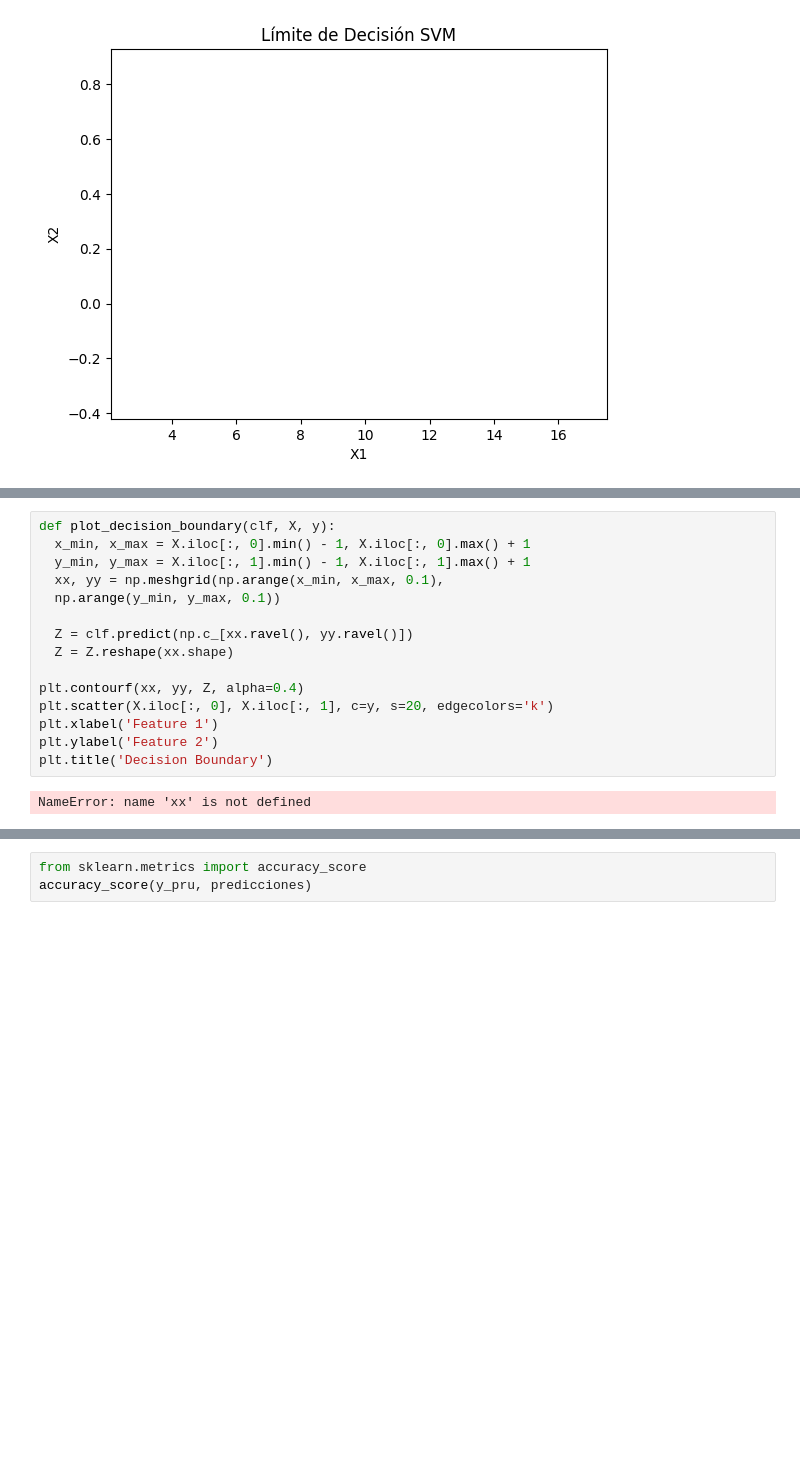
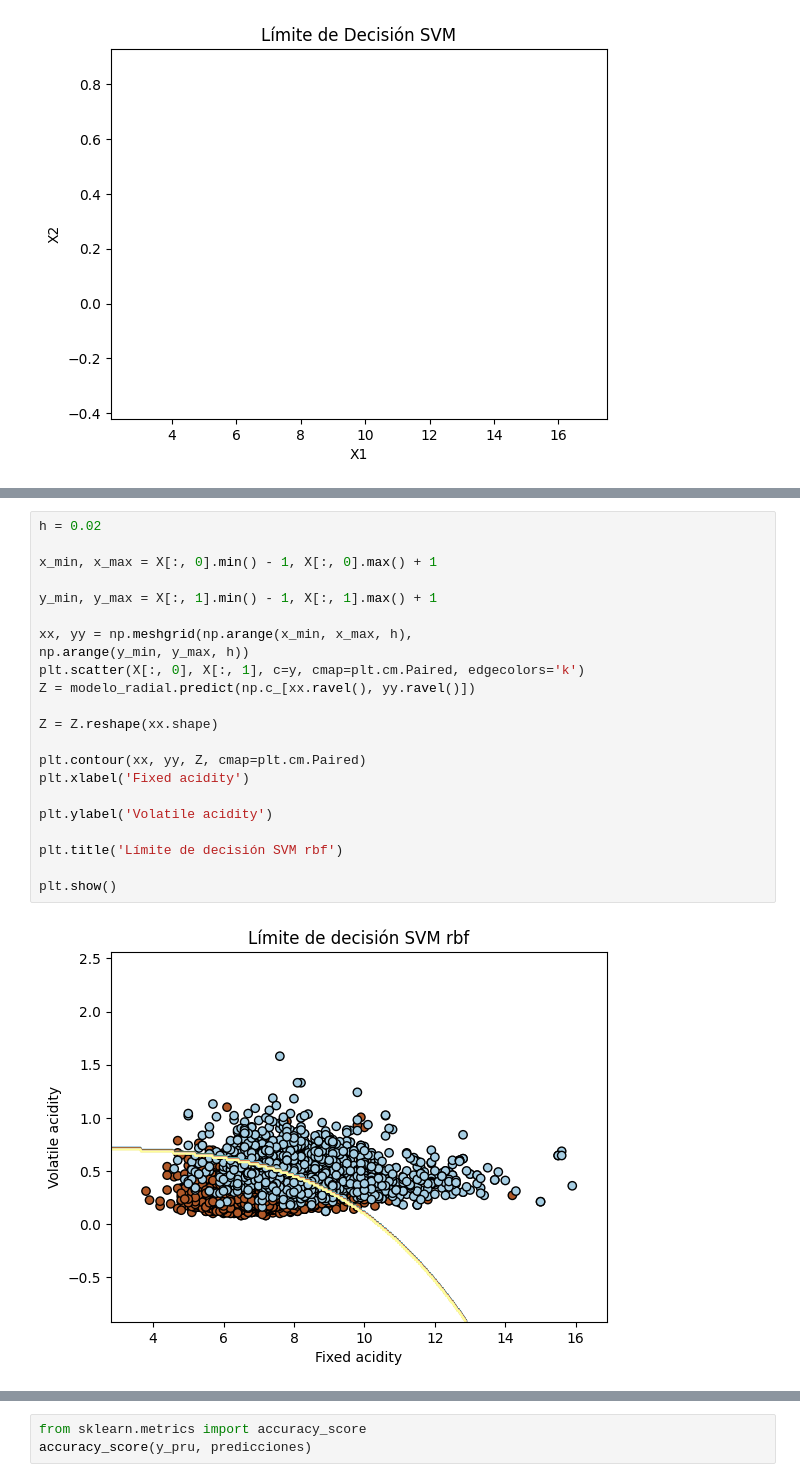
Before and after one commit to coyolxahuqui/Tareas-UIC, a Jupyter notebook: S3MSV.ipynb, the cells around one changed output, grey strips where cells are left out. Cells and saved outputs as stored; diff of their text form; blank space fills up the shorter version.

```diff
--- a/S3MSV.ipynb
+++ b/S3MSV.ipynb
@@ -239,17 +292,24 @@ NameError: name 'xx' is not defined
 # %%
-def plot_decision_boundary(clf, X, y):
-  x_min, x_max = X.iloc[:, 0].min() - 1, X.iloc[:, 0].max() + 1
-  y_min, y_max = X.iloc[:, 1].min() - 1, X.iloc[:, 1].max() + 1
-  xx, yy = np.meshgrid(np.arange(x_min, x_max, 0.1),
-  np.arange(y_min, y_max, 0.1))
+h = 0.02
 
-  Z = clf.predict(np.c_[xx.ravel(), yy.ravel()])
-  Z = Z.reshape(xx.shape)
+x_min, x_max = X[:, 0].min() - 1, X[:, 0].max() + 1
 
-plt.contourf(xx, yy, Z, alpha=0.4)
-plt.scatter(X.iloc[:, 0], X.iloc[:, 1], c=y, s=20, edgecolors='k')
-plt.xlabel('Feature 1')
-plt.ylabel('Feature 2')
-plt.title('Decision Boundary')
+y_min, y_max = X[:, 1].min() - 1, X[:, 1].max() + 1
+
+xx, yy = np.meshgrid(np.arange(x_min, x_max, h),
+np.arange(y_min, y_max, h))
+plt.scatter(X[:, 0], X[:, 1], c=y, cmap=plt.cm.Paired, edgecolors='k')
+Z = modelo_radial.predict(np.c_[xx.ravel(), yy.ravel()])
+
+Z = Z.reshape(xx.shape)
+
+plt.contour(xx, yy, Z, cmap=plt.cm.Paired)
+plt.xlabel('Fixed acidity')
+
+plt.ylabel('Volatile acidity')
+
+plt.title('Límite de decisión SVM rbf')
+
+plt.show()
 # %% [output]
-NameError: name 'xx' is not defined
+[figure, added]
```
Also changed, not shown: parts of 9 cells of this notebook.
